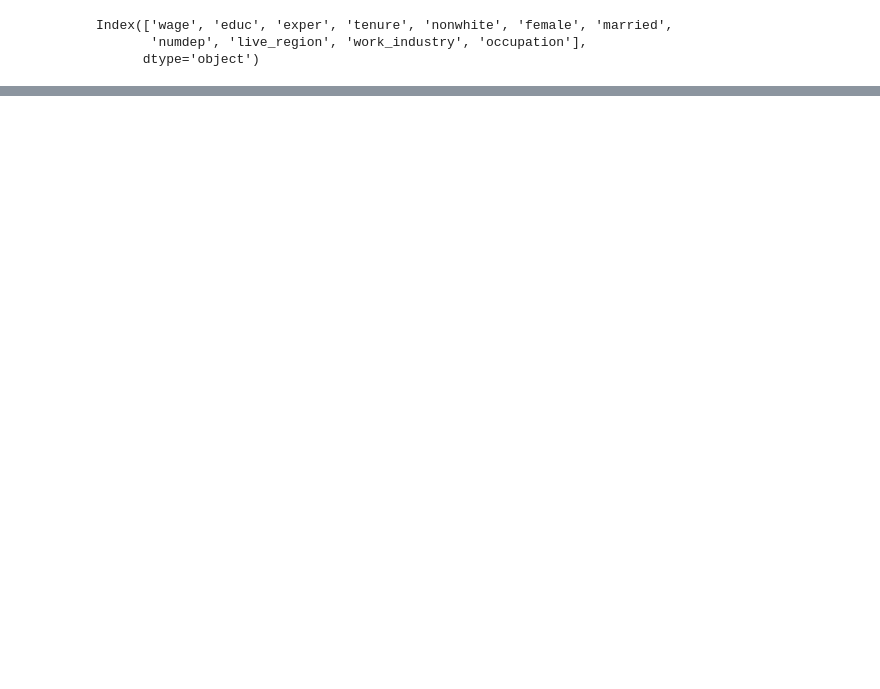
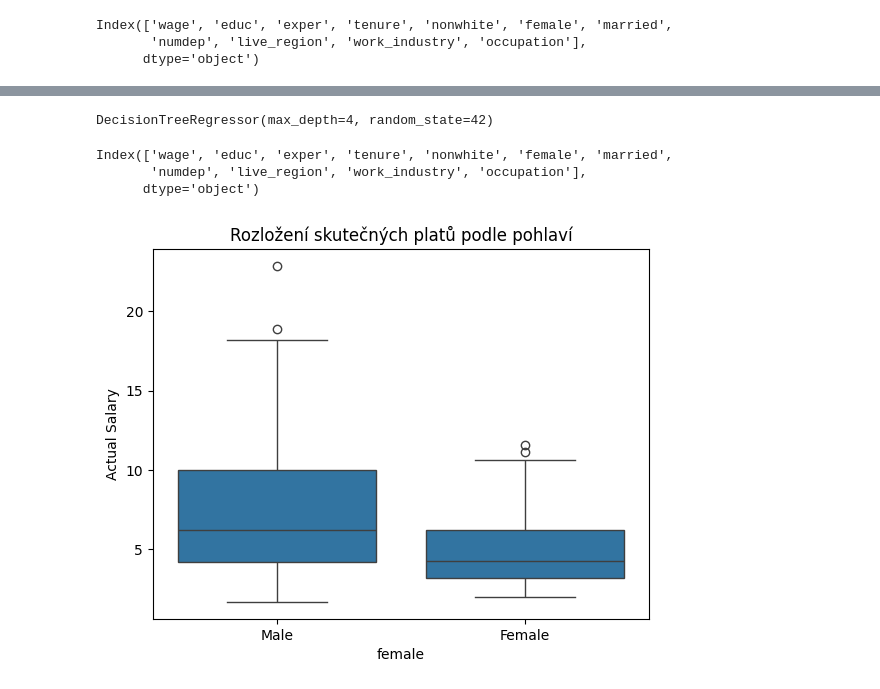
Before and after one commit to JohnyMi/DSGitrespository, a Jupyter notebook: ML/Regresion/Reggresion_project.ipynb, the cells around one changed output, grey strips where cells are left out. Saved outputs shown, nothing was run; the diff lists cells and outputs as text; code cells hidden in the pictures; blank space fills up the shorter version.

```diff
--- a/ML/Regresion/Reggresion_project.ipynb
+++ b/ML/Regresion/Reggresion_project.ipynb
@@ -17,0 +54,3 @@ Index(['wage', 'educ', 'exper', 'tenure', 'nonwhite', 'female', 'married',
+# %%
+train_dataset['female'] = train_dataset['female'].map({'Yes': 1, 'No': 0})
+train_dataset.head()
@@ -17,0 +66,11 @@ Index(['wage', 'educ', 'exper', 'tenure', 'nonwhite', 'female', 'married',
+# %%
+X_dt, y_dt = train_dataset[['educ', 'exper', 'female']], train_dataset['wage']
+X_dt_train, X_dt_test, y_dt_train, y_dt_test = train_test_split(
+
+
+
+    X_dt, y_dt, test_size=0.2, random_state=42
+
+
+
+)
@@ -17,0 +79,5 @@ Index(['wage', 'educ', 'exper', 'tenure', 'nonwhite', 'female', 'married',
+# %%
+model = DecisionTreeRegressor(max_depth=4, random_state=42)
+model.fit(X_dt_train, y_dt_train)
+# %% [output]
+DecisionTreeRegressor(max_depth=4, random_state=42)
@@ -17,0 +86,21 @@ Index(['wage', 'educ', 'exper', 'tenure', 'nonwhite', 'female', 'married',
+# %%
+train_dataset.columns
+# %% [output]
+Index(['wage', 'educ', 'exper', 'tenure', 'nonwhite', 'female', 'married',
+       'numdep', 'live_region', 'work_industry', 'occupation'],
+      dtype='object')
+# %%
+# Přidání původního datasetu s genderem a platem do jednoho DataFrame pro graf
+comparison_df = X_dt_test.copy()
+comparison_df['Actual Salary'] = y_dt_test
+comparison_df['Predicted Salary'] = model.predict(X_dt_test)
+# %%
+# Box plot skutečných platů podle pohlaví
+import matplotlib.pyplot as plt
+
+sns.boxplot(x='female', y='Actual Salary', data=comparison_df)
+plt.xticks([0, 1], ['Male', 'Female'])
+plt.title("Rozložení skutečných platů podle pohlaví")
+plt.show()
+# %% [output]
+[figure, added]
```
Also changed, not shown: parts of 23 cells of this notebook.
